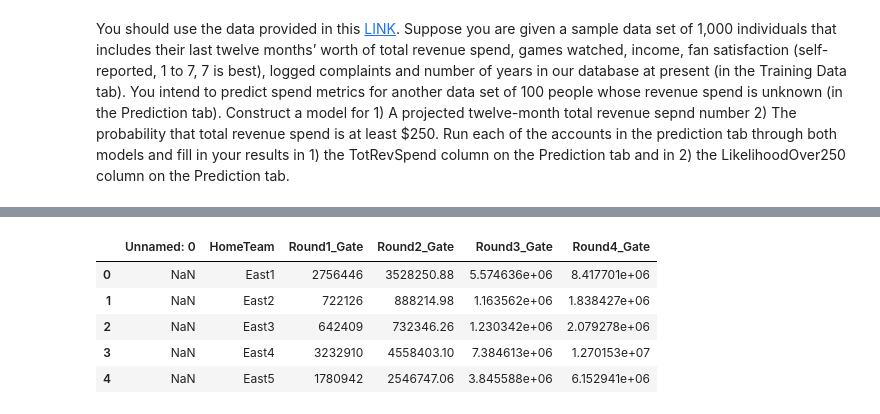
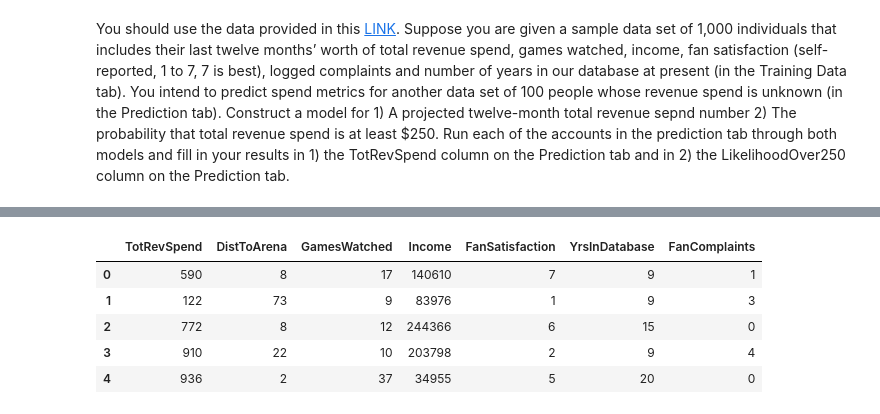
Before and after one commit to vutsalsinghal/NBA_hackathon, a Jupyter notebook: NBA - A3.ipynb, the cells around one changed output, grey strips where cells are left out. Saved outputs shown, nothing was run; the diff lists cells and outputs as text; code cells hidden in the pictures.

```diff
--- a/NBA - A3.ipynb
+++ b/NBA - A3.ipynb
@@ -23,15 +23,24 @@ machine    : x86_64
 processor  : x86_64
 CPU cores  : 8
 interpreter: 64bit
-# %%
-import pandas as pd
-import numpy as np
-df = pd.read_excel("Business-Track-Application-Datasets.xlsx")
-df.head()
-# %% [output]
-|  | Unnamed: 0 | HomeTeam | Round1_Gate | Round2_Gate | Round3_Gate | Round4_Gate |
-| 0 | NaN | East1 | 2756446 | 3528250.88 | 5.574636e+06 | 8.417701e+06 |
-| 1 | NaN | East2 | 722126 | 888214.98 | 1.163562e+06 | 1.838427e+06 |
-| 2 | NaN | East3 | 642409 | 732346.26 | 1.230342e+06 | 2.079278e+06 |
-| 3 | NaN | East4 | 3232910 | 4558403.10 | 7.384613e+06 | 1.270153e+07 |
-| 4 | NaN | East5 | 1780942 | 2546747.06 | 3.845588e+06 | 6.152941e+06 |
+# %%
+import numpy as np
+import pandas as pd
+from sklearn.svm import SVC
+import matplotlib.pyplot as plt
+from sklearn.preprocessing import MinMaxScaler
+from sklearn.preprocessing import StandardScaler
+from sklearn.ensemble import RandomForestClassifier
+from sklearn.linear_model import LogisticRegression
+from sklearn.model_selection import train_test_split
+
+sheet1 = pd.read_excel("Business-Track-Application-Datasets.xlsx", "Training Data")
+sheet1 = sheet1.iloc[:,1:]
+sheet1.head()
+# %% [output]
+|  | TotRevSpend | DistToArena | GamesWatched | Income | FanSatisfaction | YrsInDatabase | FanComplaints |
+| 0 | 590 | 8 | 17 | 140610 | 7 | 9 | 1 |
+| 1 | 122 | 73 | 9 | 83976 | 1 | 9 | 3 |
+| 2 | 772 | 8 | 12 | 244366 | 6 | 15 | 0 |
+| 3 | 910 | 22 | 10 | 203798 | 2 | 9 | 4 |
+| 4 | 936 | 2 | 37 | 34955 | 5 | 20 | 0 |
```
Also changed, not shown: parts of 6 cells of this notebook.
